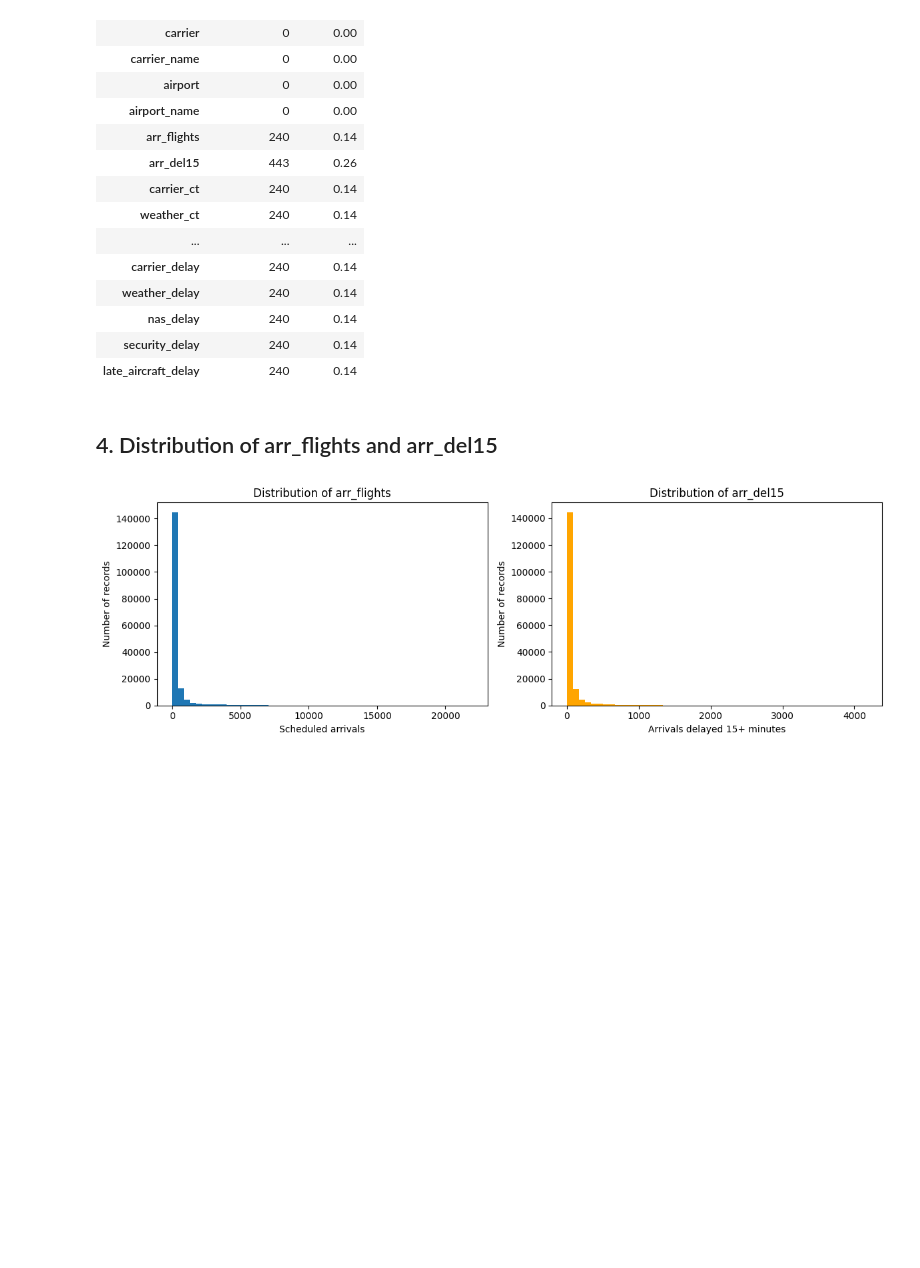
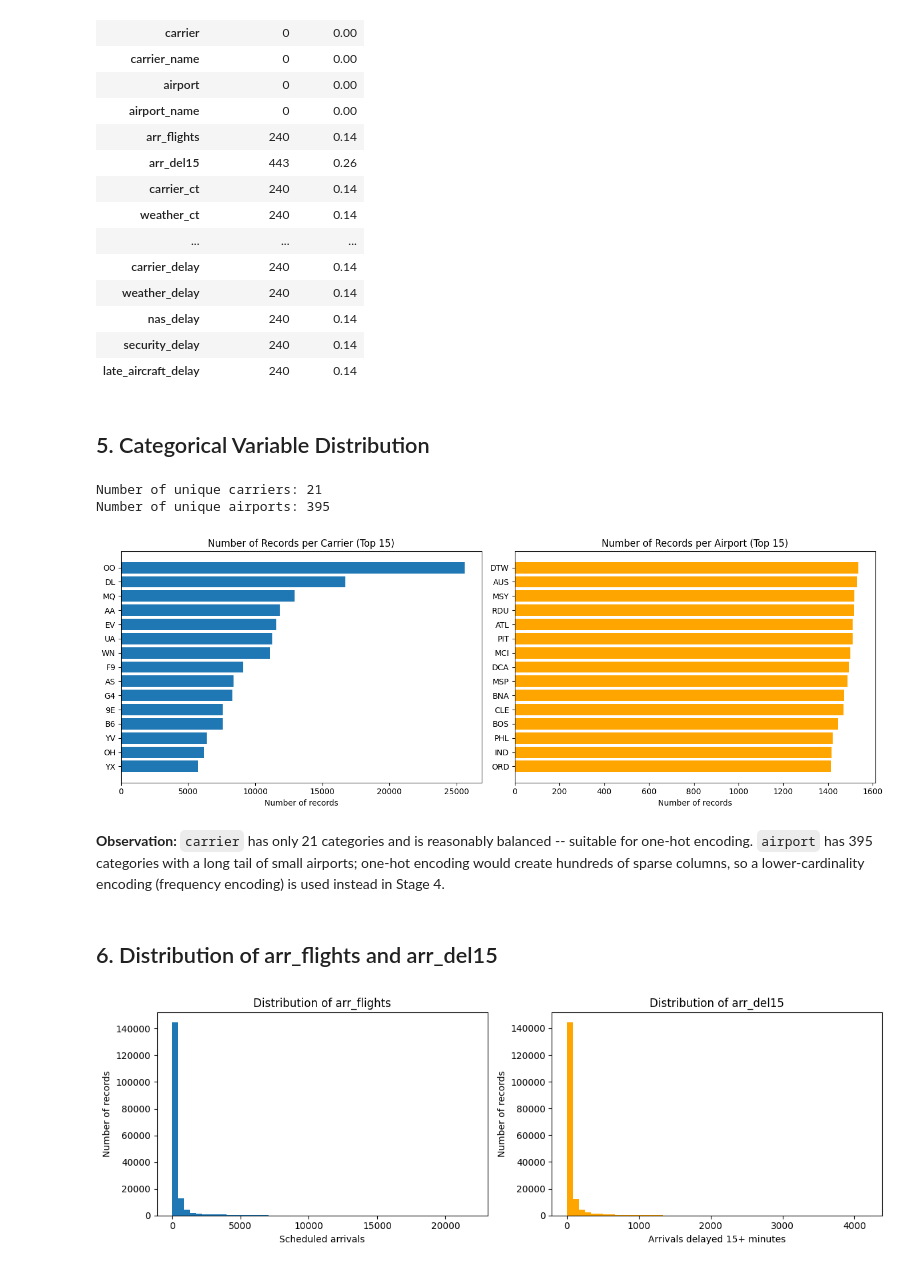
Before and after one commit to chanakaekanayaka/FDM_Airline_Delay_Project, a Jupyter notebook: Stage_3_EDA.ipynb, the cells around one changed output. Cells and saved outputs as stored; diff of their text form; code cells hidden in the pictures; blank space fills up the shorter version.

```diff
--- a/Stage_3_EDA.ipynb
+++ b/Stage_3_EDA.ipynb
@@ -97,8 +114,37 @@ missing_table
 | nas_delay | 240 | 0.14 |
 | security_delay | 240 | 0.14 |
 | late_aircraft_delay | 240 | 0.14 |
+# %% [markdown]
+## 5. Categorical Variable Distribution
+# %%
+print("Number of unique carriers:", df["carrier"].nunique())
+print("Number of unique airports:", df["airport"].nunique())
+# %% [output]
+Number of unique carriers: 21
+Number of unique airports: 395
+# %%
+fig, axes = plt.subplots(1, 2, figsize=(14, 5))
+
+# Records per carrier (top 15)
+carrier_counts = df["carrier"].value_counts().head(15)
+axes[0].barh(carrier_counts.index[::-1], carrier_counts.values[::-1])
+axes[0].set_title("Number of Records per Carrier (Top 15)")
+axes[0].set_xlabel("Number of records")
+
+# Records per airport (top 15 busiest)
+airport_counts = df["airport"].value_counts().head(15)
+axes[1].barh(airport_counts.index[::-1], airport_counts.values[::-1], color="orange")
+axes[1].set_title("Number of Records per Airport (Top 15)")
+axes[1].set_xlabel("Number of records")
+
+plt.tight_layout()
+plt.show()
+# %% [output]
+[figure, added]
+# %% [markdown]
+**Observation:** `carrier` has only 21 categories and is reasonably balanced -- suitable for one-hot encoding. `airport` has 395 categories with a long tail of small airports; one-hot encoding would create hundreds of sparse columns, so a lower-cardinality encoding (frequency encoding) is used instead in Stage 4.
 # %% [markdown]
-## 4. Distribution of arr_flights and arr_del15
+## 6. Distribution of arr_flights and arr_del15
 # %%
 # Histograms of the two key columns, side by side
 fig, axes = plt.subplots(1, 2, figsize=(12, 4))
```
Also changed, not shown: parts of 16 cells of this notebook, 3 other files.
